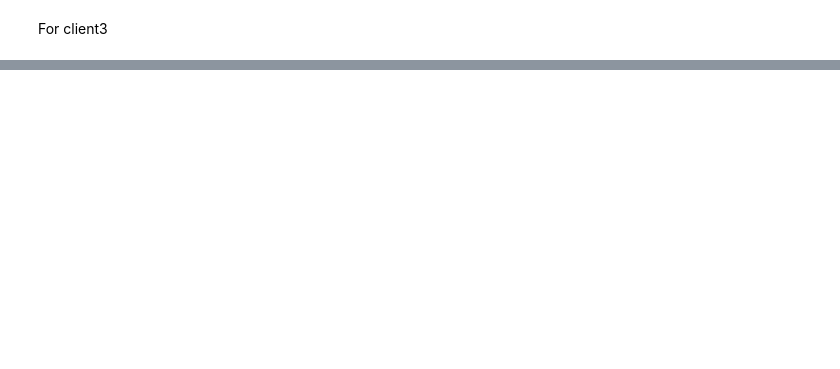
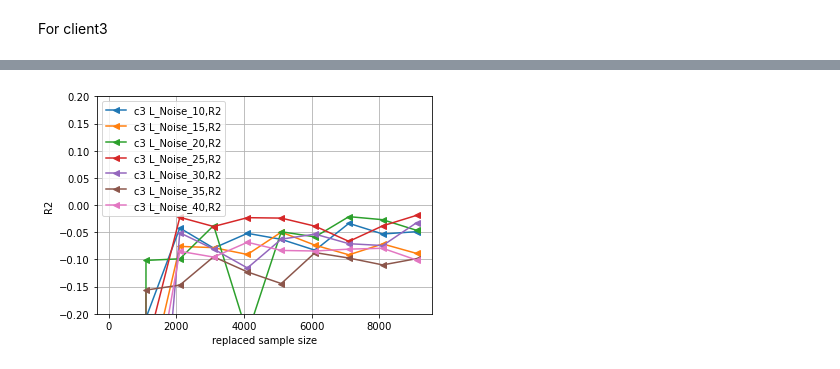
Before and after one commit to tamiratGit/FedELM, a Jupyter notebook: plote_ELM_R2_sampleSize.ipynb, the cells around one changed output, grey strips where cells are left out. Cells and saved outputs as stored; diff of their text form; code cells hidden in the pictures; blank space fills up the shorter version.

```diff
--- a/plote_ELM_R2_sampleSize.ipynb
+++ b/plote_ELM_R2_sampleSize.ipynb
@@ -175,0 +251,33 @@ plt.legend()
+# %%
+# For client Two
+c3_l_L2= int(c3_par_L2["n_nuerons"]) # l is Number of hidden neurons
+c3_alpha_L2= float(c3_par_L2["reg_cof"])
+
+c3_r2_key_rep ={}
+c3_v_values_rep={}
+c3_start=100
+c3_ranges=1000
+n_samples = [5,10,15,20,25,30,35,40]
+for r_percent in n_samples:
+    c3_r2_key, c3_r2_v=r2_v(X_a3_t, X_a3_s,y_a3_t, y_a3_s, r_percent, c3_l_L2, c3_alpha_L2, c3_start, c3_ranges)
+    c3_r2_key_rep[r_percent]=c3_r2_key
+    c3_v_values_rep[r_percent]=c3_r2_v
+
+
+plt.plot(c3_r2_key_rep[10],c3_v_values_rep[10], label="c3 L_Noise_10,R2",marker='<')
+plt.plot(c3_r2_key_rep[15],c3_v_values_rep[15], label="c3 L_Noise_15,R2",marker='<')
+plt.plot(c3_r2_key_rep[20],c3_v_values_rep[20], label="c3 L_Noise_20,R2",marker='<')
+plt.plot(c3_r2_key_rep[25],c3_v_values_rep[25], label="c3 L_Noise_25,R2",marker='<')
+plt.plot(c3_r2_key_rep[30],c3_v_values_rep[30], label="c3 L_Noise_30,R2",marker='<')
+plt.plot(c3_r2_key_rep[35],c3_v_values_rep[35], label="c3 L_Noise_35,R2",marker='<')
+plt.plot(c3_r2_key_rep[40],c3_v_values_rep[40], label="c3 L_Noise_40,R2",marker='<')
+#plt.plot(c1_k_r2_bias,c1_v_r2_bias, label="client1 ELM bias,R2_tes ",marker='<')
+plt.grid("major")
+plt.ylim(-0.2, 0.2)
+plt.xlabel("replaced sample size")
+plt.ylabel("R2 ")
+#plt.gca().invert_xaxis()
+plt.legend()
+plt.show()
+# %% [output]
+[figure, added]
```
Also changed, not shown: parts of 13 cells of this notebook, 1 other file.
